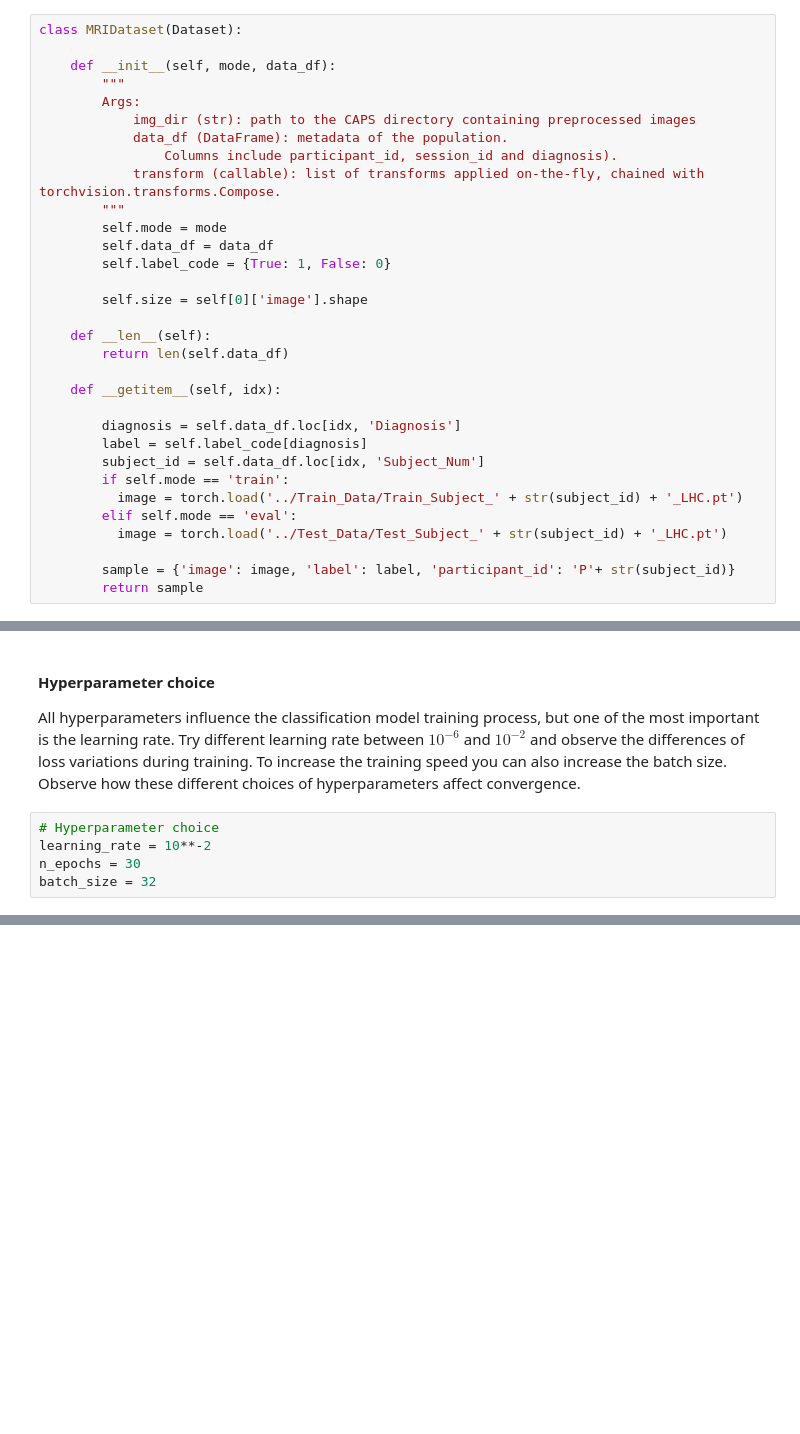
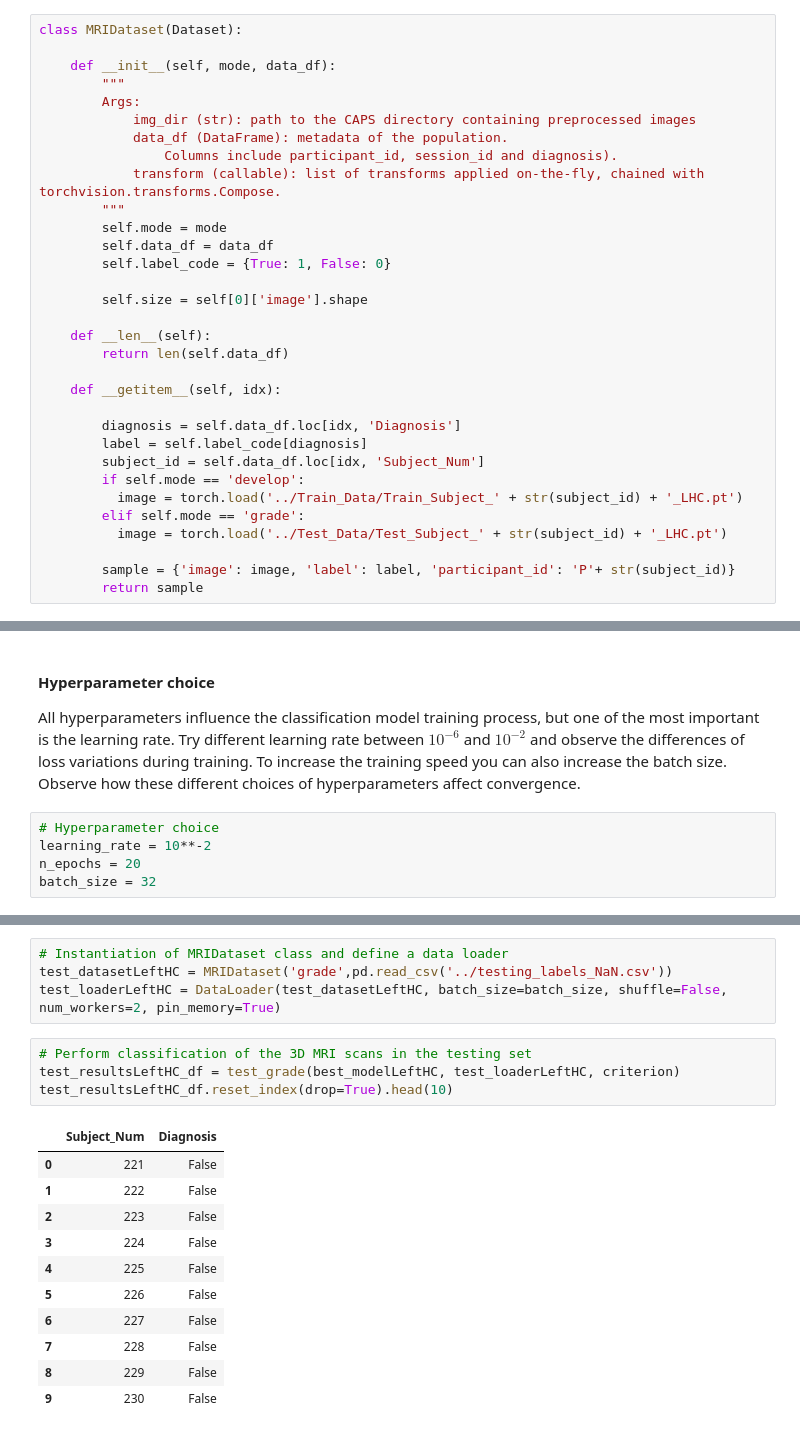
Before and after one commit to lphoogenboom/altenheim, a Jupyter notebook: Jupyter/Part_III_SC42140.ipynb, the cells around one changed output, grey strips where cells are left out. Cells and saved outputs as stored; diff of their text form; blank space fills up the shorter version.

```diff
--- a/Jupyter/Part_III_SC42140.ipynb
+++ b/Jupyter/Part_III_SC42140.ipynb
@@ -56,9 +56,9 @@ class MRIDataset(Dataset):
         diagnosis = self.data_df.loc[idx, 'Diagnosis']
         label = self.label_code[diagnosis]
         subject_id = self.data_df.loc[idx, 'Subject_Num']
-        if self.mode == 'train':
+        if self.mode == 'develop':
           image = torch.load('../Train_Data/Train_Subject_' + str(subject_id) + '_LHC.pt')
-        elif self.mode == 'eval':
+        elif self.mode == 'grade':
           image = torch.load('../Test_Data/Test_Subject_' + str(subject_id) + '_LHC.pt')
 
         sample = {'image': image, 'label': label, 'participant_id': 'P'+ str(subject_id)}
@@ -523,7 +525,7 @@ All hyperparameters influence the classification model training process, but one
 # %%
 # Hyperparameter choice
 learning_rate = 10**-2
-n_epochs = 30
+n_epochs = 20
 batch_size = 32
 # %%
 # Send the neural network to the GPU
@@ -550,0 +636,20 @@ print('Metrics on training dataset: ' + str(train_metricsLeftHC))
+# %%
+# Instantiation of MRIDataset class and define a data loader
+test_datasetLeftHC = MRIDataset('grade',pd.read_csv('../testing_labels_NaN.csv'))
+test_loaderLeftHC = DataLoader(test_datasetLeftHC, batch_size=batch_size, shuffle=False, num_workers=2, pin_memory=True)
+# %%
+# Perform classification of the 3D MRI scans in the testing set
+test_resultsLeftHC_df = test_grade(best_modelLeftHC, test_loaderLeftHC, criterion)
+test_resultsLeftHC_df.reset_index(drop=True).head(10)
+# %% [output]
+|  | Subject_Num | Diagnosis |
+| 0 | 221 | False |
+| 1 | 222 | False |
+| 2 | 223 | False |
+| 3 | 224 | False |
+| 4 | 225 | False |
+| 5 | 226 | False |
+| 6 | 227 | False |
+| 7 | 228 | False |
+| 8 | 229 | False |
+| 9 | 230 | False |
```
Also changed, not shown: parts of 8 cells of this notebook, 9 other files.
